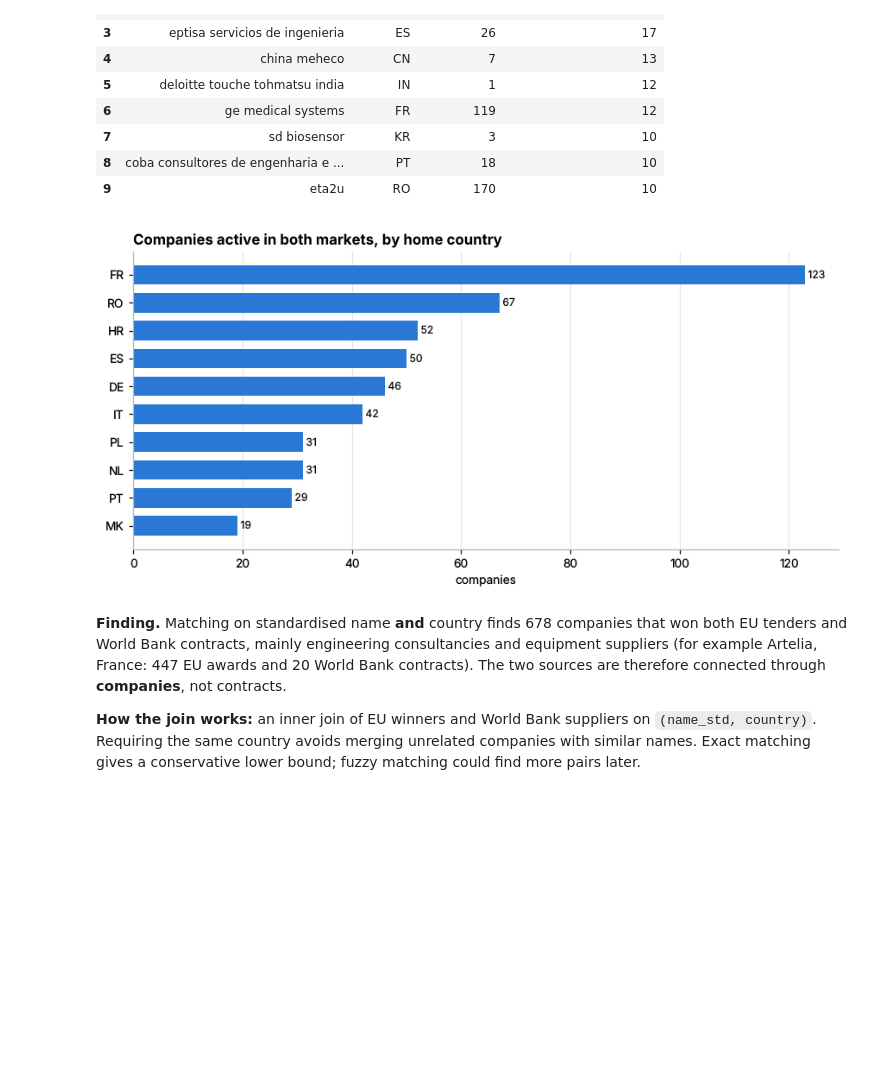
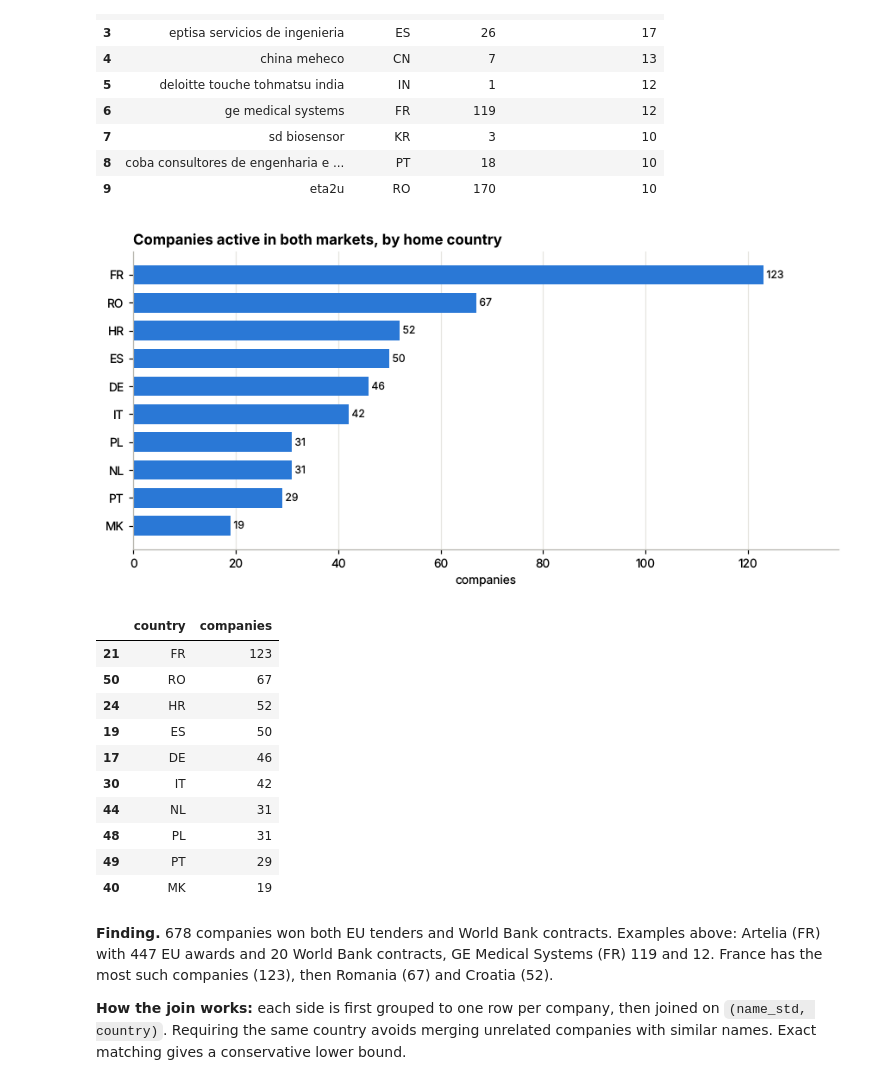
Before and after one commit to HoussamAlrifaii/procurement-intelligence, a Jupyter notebook: notebooks/02_eda.ipynb, the cells around one changed output. Cells and saved outputs as stored; diff of their text form; code cells hidden in the pictures; blank space fills up the shorter version.

```diff
--- a/notebooks/02_eda.ipynb
+++ b/notebooks/02_eda.ipynb
@@ -169,24 +31,0 @@ missing_offers
-# %%
-offers = query("""
-    SELECT
-        CASE WHEN number_offers >= 10 THEN '10+' ELSE CAST(number_offers AS VARCHAR) END AS offers,
-        COUNT(*) AS awards
-    FROM ted_awards
-    WHERE award_status = 'awarded' AND number_offers IS NOT NULL
-    GROUP BY 1
-""")
-offers["sort_key"] = offers["offers"].str.replace("+", "", regex=False).astype(int)
-offers = offers.sort_values("sort_key")
-offers["share"] = offers["awards"] / offers["awards"].sum()
-
-figure, axis = plt.subplots(figsize=(8, 3))
-axis.bar(offers["offers"], offers["share"], color=BAR_COLOUR, width=0.7)
-axis.yaxis.set_major_formatter(mticker.PercentFormatter(1.0))
-axis.grid(axis="x", visible=False)
-axis.grid(axis="y", visible=True)
-axis.set_title("Number of offers received per awarded contract", loc="left")
-axis.set_xlabel("offers received")
-axis.set_ylabel("share of awards")
-plt.tight_layout()
-plt.show()
-offers[["offers", "awards", "share"]]
@@ -631,11 +965,23 @@ both_sources.head(10)
 # %%
 link_countries = both_sources.groupby("country").size().reset_index(name="companies")
 link_countries = link_countries.sort_values("companies", ascending=False).head(10)
 bar_chart(link_countries, "country", "companies", "Companies active in both markets, by home country", "companies")
+link_countries
 # %% [output]
-[figure, old version]
+[figure, new version]
+|  | country | companies |
+| 21 | FR | 123 |
+| 50 | RO | 67 |
+| 24 | HR | 52 |
+| 19 | ES | 50 |
+| 17 | DE | 46 |
+| 30 | IT | 42 |
+| 44 | NL | 31 |
+| 48 | PL | 31 |
+| 49 | PT | 29 |
+| 40 | MK | 19 |
 # %% [markdown]
-**Finding.** Matching on standardised name **and** country finds 678 companies that won both EU tenders and World Bank contracts, mainly engineering consultancies and equipment suppliers (for example Artelia, France: 447 EU awards and 20 World Bank contracts). The two sources are therefore connected through **companies**, not contracts.
+**Finding.** 678 companies won both EU tenders and World Bank contracts. Examples above: Artelia (FR) with 447 EU awards and 20 World Bank contracts, GE Medical Systems (FR) 119 and 12. France has the most such companies (123), then Romania (67) and Croatia (52).
 
-**How the join works:** an inner join of EU winners and World Bank suppliers on `(name_std, country)`. Requiring the same country avoids merging unrelated companies with similar names. Exact matching gives a conservative lower bound; fuzzy matching could find more pairs later.
+**How the join works:** each side is first grouped to one row per company, then joined on `(name_std, country)`. Requiring the same country avoids merging unrelated companies with similar names. Exact matching gives a conservative lower bound.
 # %% [markdown]
```
Also changed, not shown: parts of 108 cells of this notebook.
